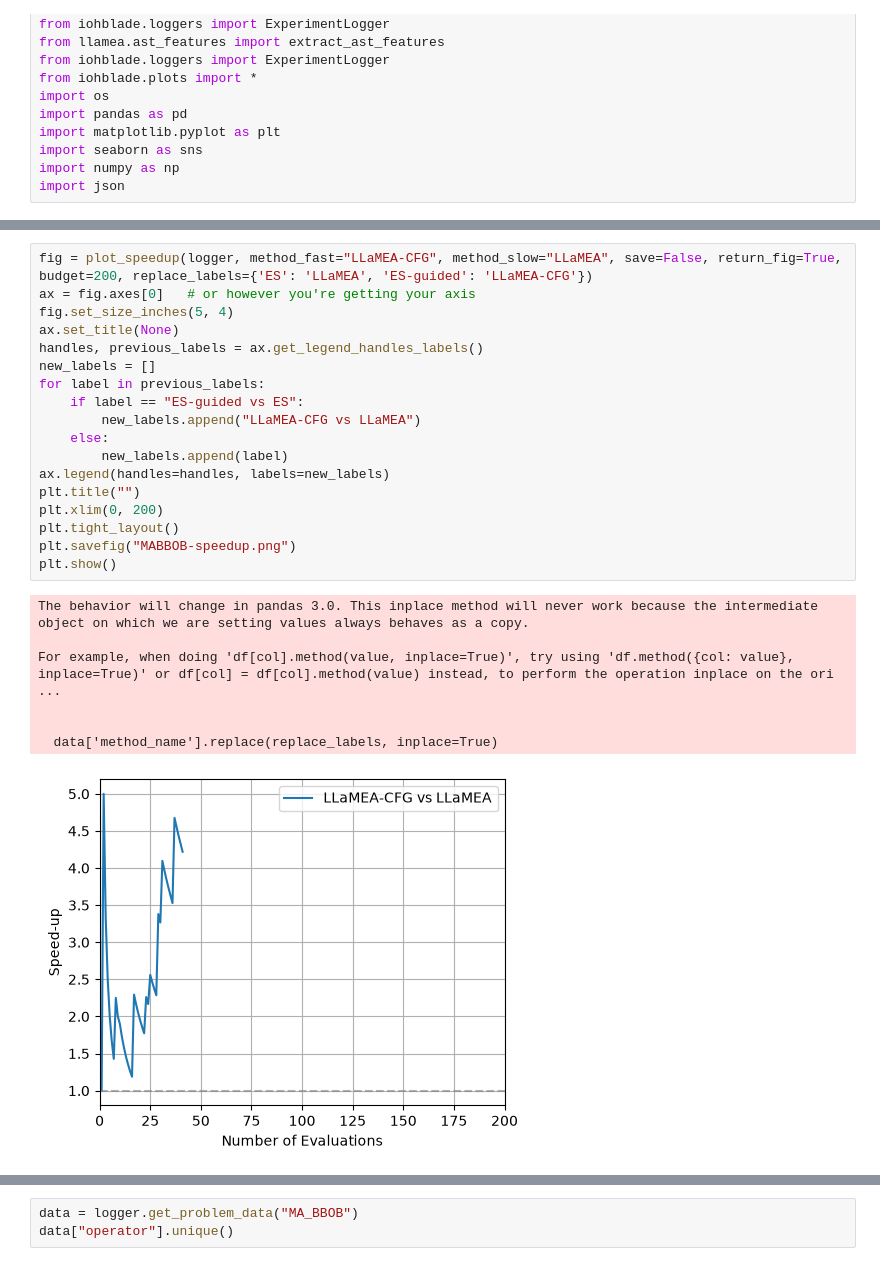
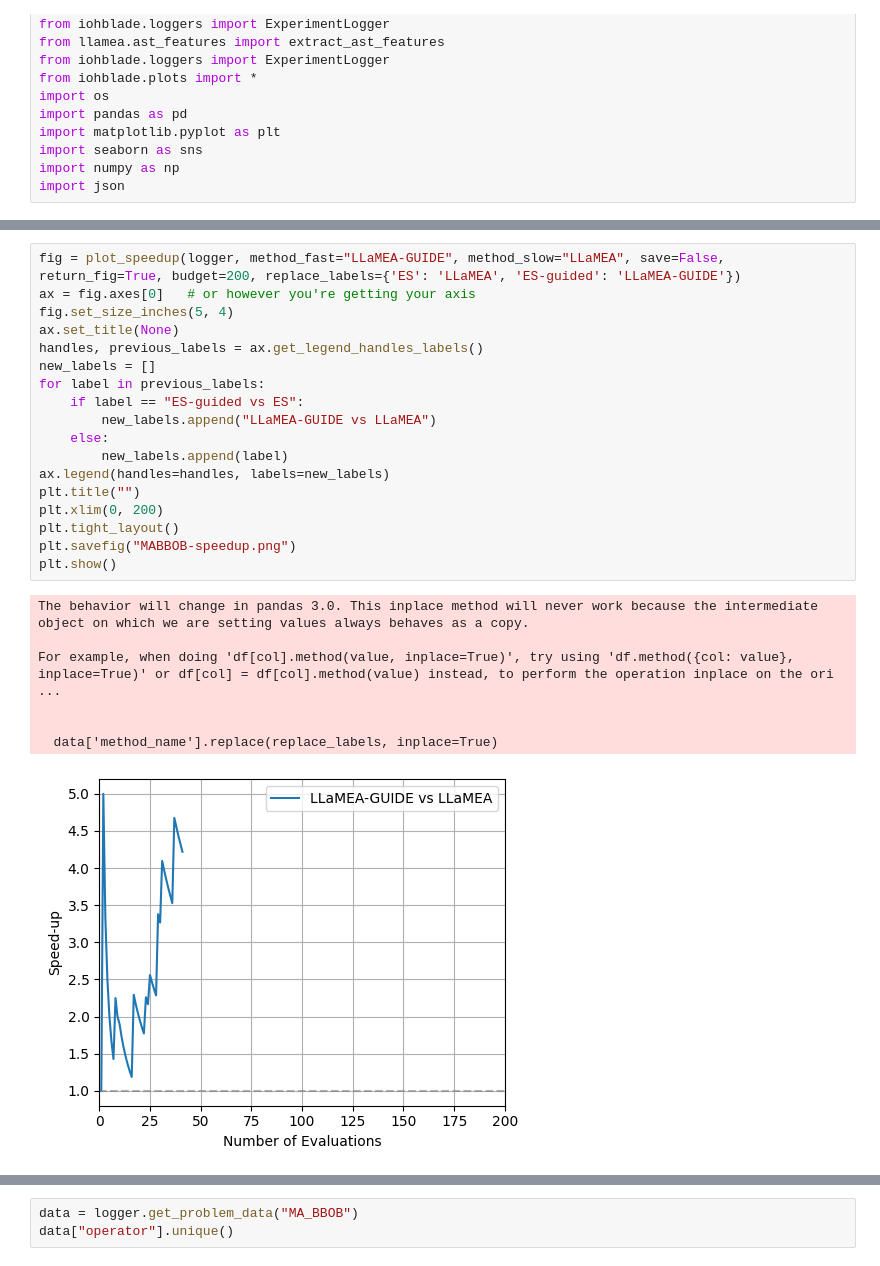
Before and after one commit to XAI-liacs/BLADE, a Jupyter notebook: visualize_2.ipynb, the cells around one changed output, grey strips where cells are left out. Saved outputs shown, nothing was run; the diff lists cells and outputs as text.

```diff
--- a/visualize_2.ipynb
+++ b/visualize_2.ipynb
@@ -109,28 +116,28 @@ For example, when doing 'df[col].method(value, inplace=True)', try using 'df.met
 # %%
-fig = plot_speedup(logger, method_fast="LLaMEA-CFG", method_slow="LLaMEA", save=False, return_fig=True, budget=200, replace_labels={'ES': 'LLaMEA', 'ES-guided': 'LLaMEA-CFG'})
+fig = plot_speedup(logger, method_fast="LLaMEA-GUIDE", method_slow="LLaMEA", save=False, return_fig=True, budget=200, replace_labels={'ES': 'LLaMEA', 'ES-guided': 'LLaMEA-GUIDE'})
 ax = fig.axes[0]   # or however you're getting your axis
 fig.set_size_inches(5, 4)
 ax.set_title(None)
 handles, previous_labels = ax.get_legend_handles_labels()
 new_labels = []
 for label in previous_labels:
     if label == "ES-guided vs ES":
-        new_labels.append("LLaMEA-CFG vs LLaMEA")
+        new_labels.append("LLaMEA-GUIDE vs LLaMEA")
     else:
         new_labels.append(label)
 ax.legend(handles=handles, labels=new_labels)
 plt.title("")
 plt.xlim(0, 200)
 plt.tight_layout()
 plt.savefig("MABBOB-speedup.png")
 plt.show()
 # %% [output]
 The behavior will change in pandas 3.0. This inplace method will never work because the intermediate object on which we are setting values always behaves as a copy.
 
 For example, when doing 'df[col].method(value, inplace=True)', try using 'df.method({col: value}, inplace=True)' or df[col] = df[col].method(value) instead, to perform the operation inplace on the ori ...
 
 
   data['method_name'].replace(replace_labels, inplace=True)
-[figure, old version]
+[figure, new version]
 # %%
 compare_auc(logger,
```
Also changed, not shown: parts of 7 cells of this notebook, 1 other file.
